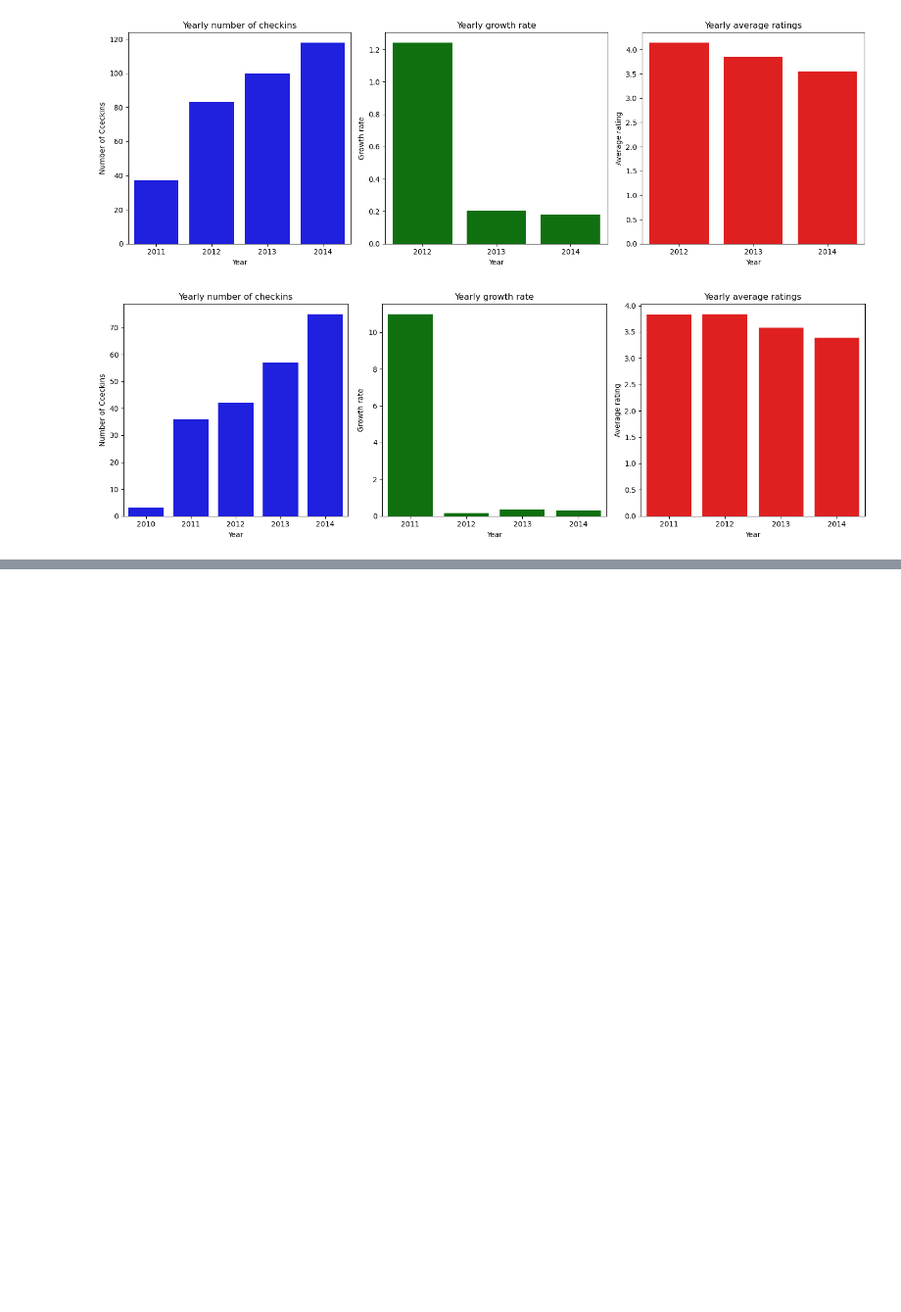
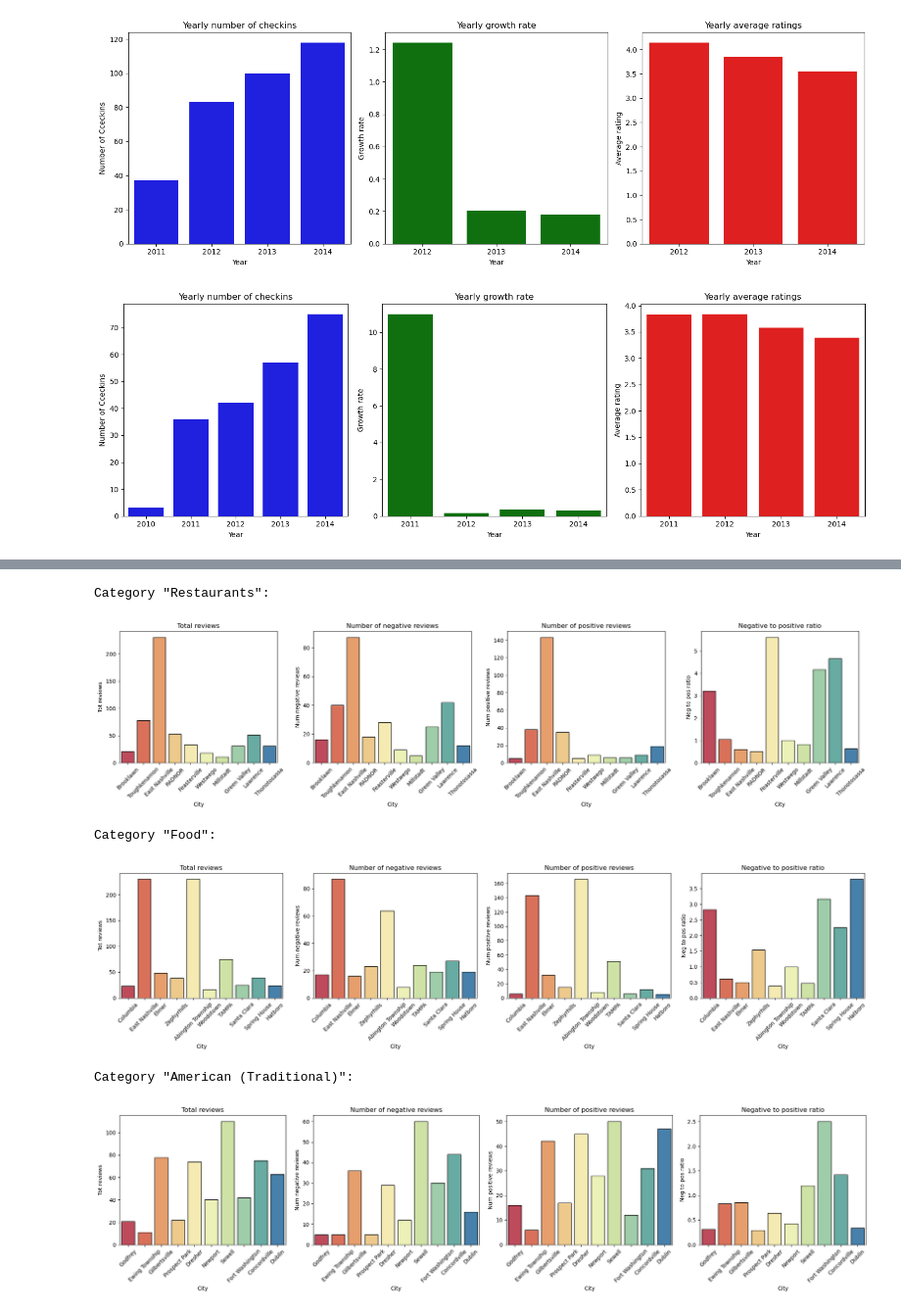
Before and after one commit to Vitali-Matteo/SMBUD-Project, a Jupyter notebook: Queries.ipynb, the cells around one changed output, grey strips where cells are left out. Shown at 98% size. Cells and saved outputs as stored; diff of their text form; code cells hidden in the pictures; blank space fills up the shorter version.

```diff
--- a/Queries.ipynb
+++ b/Queries.ipynb
@@ -1187,0 +1291,45 @@ plot(top_dicts[4])
+# %%
+#Find a category that is in categories at least 25 times
+grouped = categories.drop(labels = ["tot_reviews", "num_negative_reviews", "num_positive_reviews", "neg_to_pos_ratio"], axis = 1)\
+                    .groupby(by = "category")\
+                    .size()\
+                    .reset_index("category")
+
+grouped.columns = ["category", "count"]
+grouped = grouped.sort_values(by = "count", ascending = False).set_index("category")
+res = grouped[grouped["count"] >= 25].index[:3]
+
+#Plot "num_positive_reviews", "num_negative_reviews", "num_to_pos_ratio" for the first two of them
+metrics = ["tot_reviews", "num_negative_reviews", "num_positive_reviews", "neg_to_pos_ratio"]
+titles = ["Total reviews", "Number of negative reviews", "Number of positive reviews", "Negative to positive ratio"]
+
+for i in range(3):
+    category_res_df = categories[categories["category"] == res[i]][:10]
+
+    print(f"""Category "{res[i]}":""")
+
+    fig, axes = plt.subplots(1, 4, figsize = (20, 5))
+
+    for i, ax in enumerate(axes):
+        bars = sns.barplot(category_res_df, x = "city", y = metrics[i], ax = ax, palette = "Spectral", hue = "city", color = "#007b7f")
+
+        for bar in bars.patches:
+            bar.set_edgecolor('black')
+            bar.set_linewidth(1)
+
+        ax.set_title(titles[i])
+        ax.set_xlabel("City")
+        ax.set_ylabel(metrics[i].replace("_", " ").capitalize())
+        ax.tick_params(axis = "x", rotation = 45)
+
+    plt.tight_layout()
+    plt.show()
+
+    print("\n")
+# %% [output]
+Category "Restaurants":
+[figure, added]
+Category "Food":
+[figure, added]
+Category "American (Traditional)":
+[figure, added]
```
Also changed, not shown: parts of 7 cells of this notebook, 1 other file.
